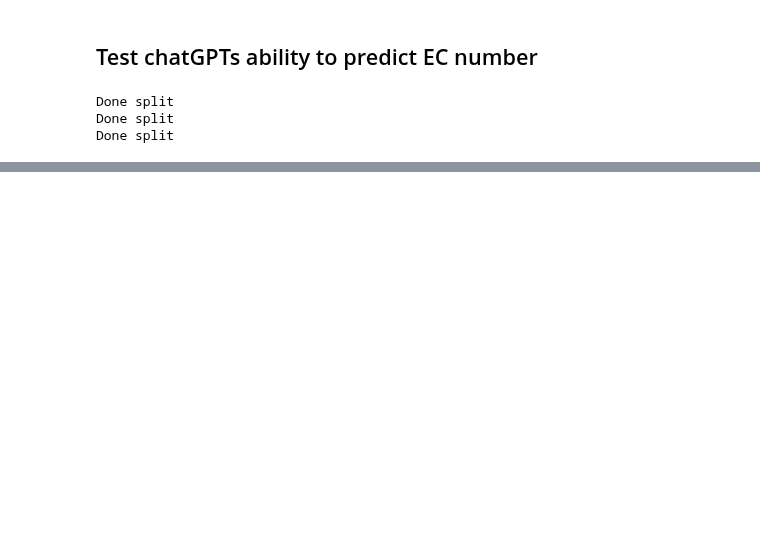
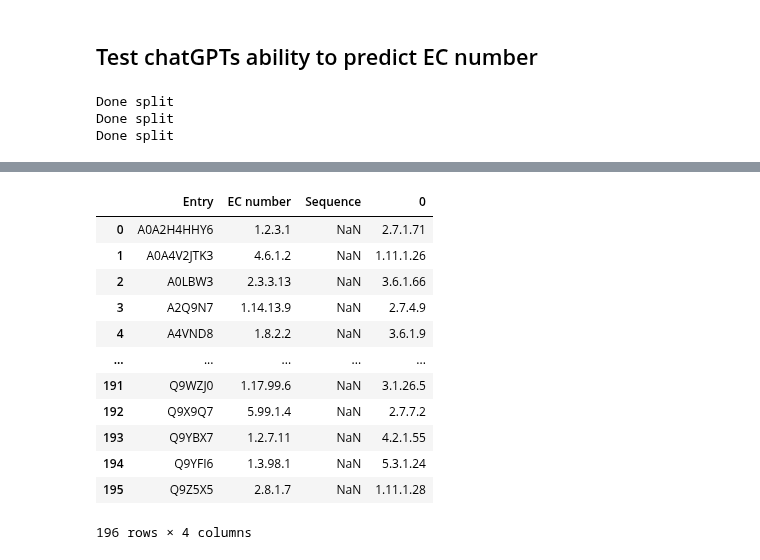
Before and after one commit to jsunn-y/CARE, a Jupyter notebook: task1_baselines/ChatGPT/ChatGPT.ipynb, the cells around one changed output, grey strips where cells are left out. Saved outputs shown, nothing was run; the diff lists cells and outputs as text; code cells hidden in the pictures; blank space fills up the shorter version.

```diff
--- a/task1_baselines/ChatGPT/ChatGPT.ipynb
+++ b/task1_baselines/ChatGPT/ChatGPT.ipynb
@@ -87,0 +123,18 @@ Done split
+# %%
+output_folder = f'/disk1/ariane/pycharm/CARE/task1_baselines/results_summary/ChatGPT/'
+
+pd.read_csv(f'{output_folder}protein_test_results_df.csv')
+# %% [output]
+|  | Entry | EC number | Sequence | 0 |
+| 0 | A0A2H4HHY6 | 1.2.3.1 | NaN | 2.7.1.71 |
+| 1 | A0A4V2JTK3 | 4.6.1.2 | NaN | 1.11.1.26 |
+| 2 | A0LBW3 | 2.3.3.13 | NaN | 3.6.1.66 |
+| 3 | A2Q9N7 | 1.14.13.9 | NaN | 2.7.4.9 |
+| 4 | A4VND8 | 1.8.2.2 | NaN | 3.6.1.9 |
+| ... | ... | ... | ... | ... |
+| 191 | Q9WZJ0 | 1.17.99.6 | NaN | 3.1.26.5 |
+| 192 | Q9X9Q7 | 5.99.1.4 | NaN | 2.7.7.2 |
+| 193 | Q9YBX7 | 1.2.7.11 | NaN | 4.2.1.55 |
+| 194 | Q9YFI6 | 1.3.98.1 | NaN | 5.3.1.24 |
+| 195 | Q9Z5X5 | 2.8.1.7 | NaN | 1.11.1.28 |
+196 rows × 4 columns
```
Also changed, not shown: parts of 6 cells of this notebook, 11 other files.
